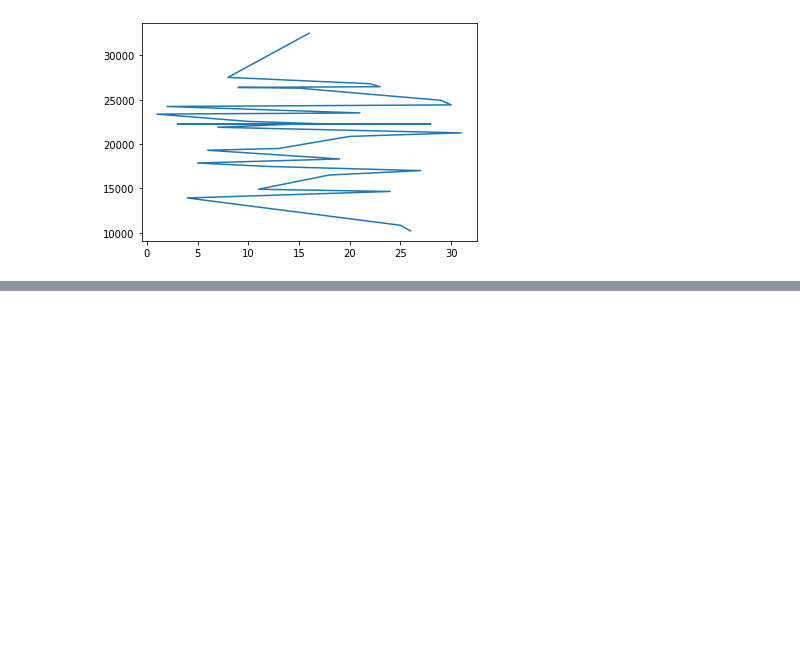
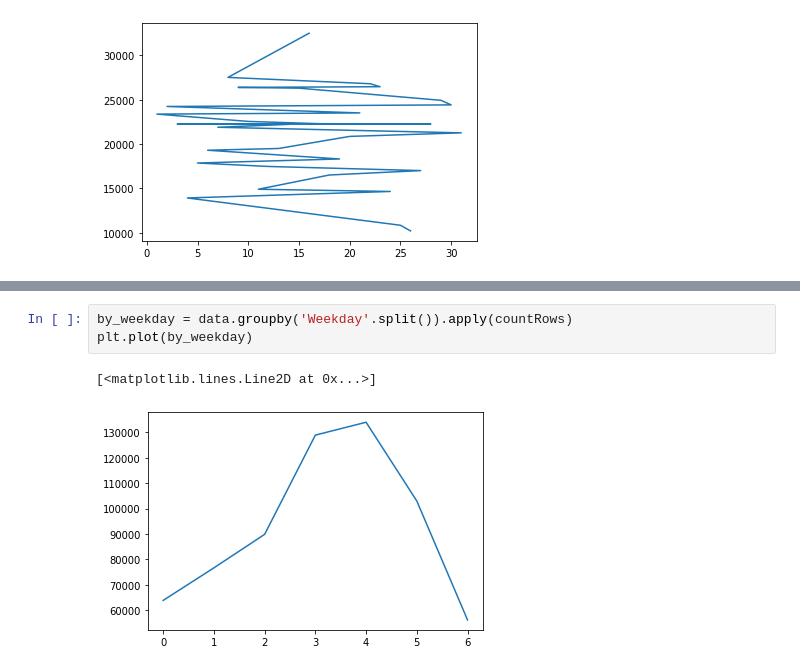
Before and after one commit to atalbi99/Data-Analysis-of-Uber-NYC, a Jupyter notebook: Uber-Data-Analysis .ipynb, the cells around one changed output, grey strips where cells are left out. Saved outputs shown, nothing was run; the diff lists cells and outputs as text; blank space fills up the shorter version.

```diff
--- a/Uber-Data-Analysis .ipynb
+++ b/Uber-Data-Analysis .ipynb
@@ -125,0 +145,6 @@ ValueError: shape mismatch: objects cannot be broadcast to a single shape
+# %%
+by_weekday = data.groupby('Weekday'.split()).apply(countRows)
+plt.plot(by_weekday)
+# %% [output]
+[<matplotlib.lines.Line2D at 0x...>]
+[figure, added]
```
Also changed, not shown: parts of 7 cells of this notebook.
